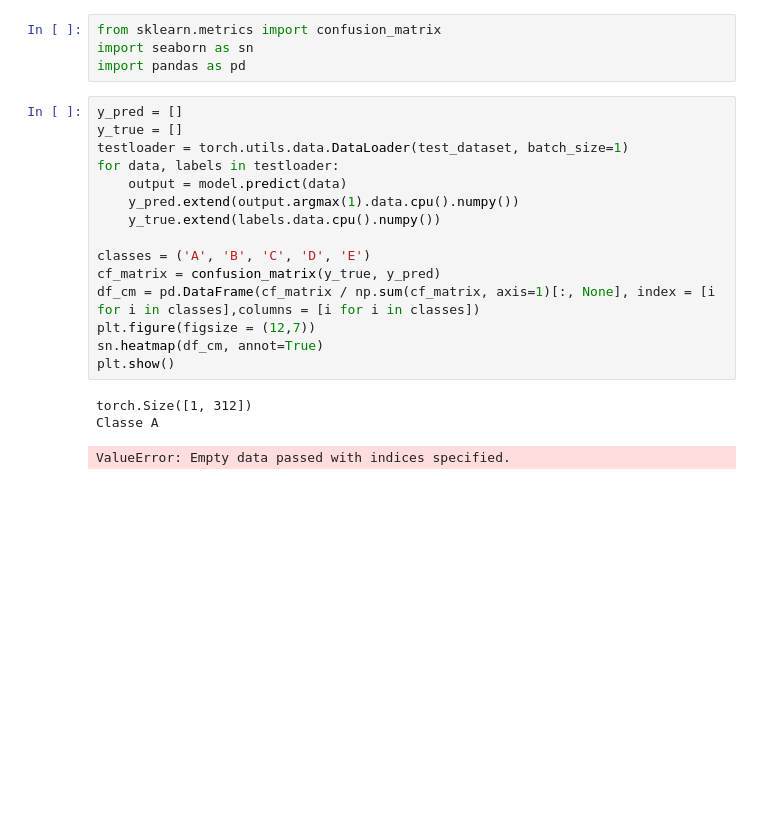
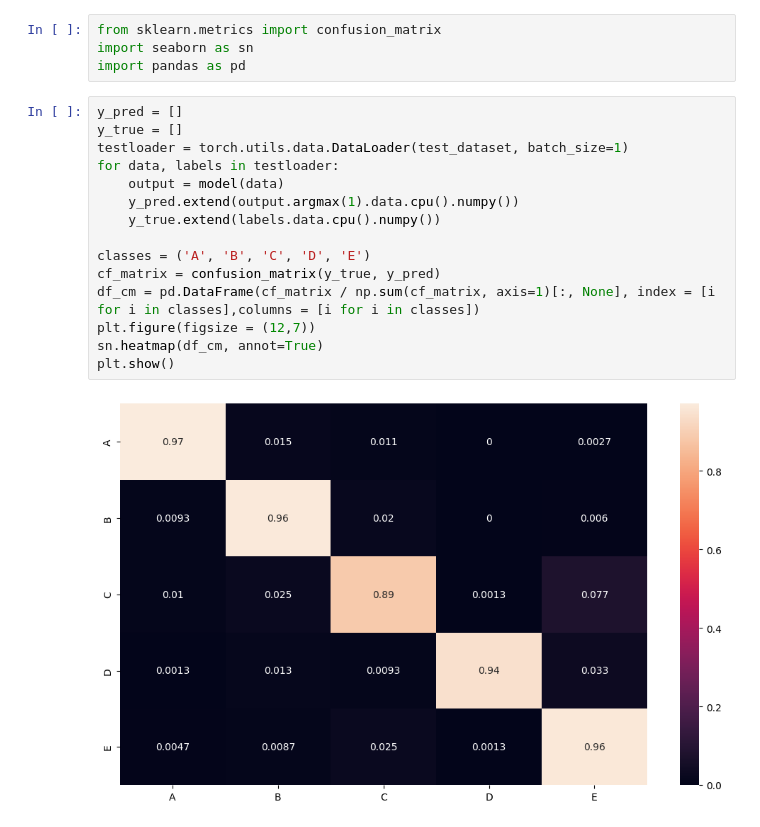
Before and after one commit to luizhlc/MVC, a Jupyter notebook: 3_test_Dmodel.ipynb, the cells around one changed output. Drawn from its saved outputs; the diff is of its cells as text; blank space fills up the shorter version.

```diff
--- a/3_test_Dmodel.ipynb
+++ b/3_test_Dmodel.ipynb
@@ -23,22 +23,20 @@ import pandas as pd
 # %%
 y_pred = []
 y_true = []
 testloader = torch.utils.data.DataLoader(test_dataset, batch_size=1)
 for data, labels in testloader:
-    output = model.predict(data)
+    output = model(data)
     y_pred.extend(output.argmax(1).data.cpu().numpy())
     y_true.extend(labels.data.cpu().numpy())
 
 classes = ('A', 'B', 'C', 'D', 'E')
 cf_matrix = confusion_matrix(y_true, y_pred)
 df_cm = pd.DataFrame(cf_matrix / np.sum(cf_matrix, axis=1)[:, None], index = [i for i in classes],columns = [i for i in classes])
 plt.figure(figsize = (12,7))
 sn.heatmap(df_cm, annot=True)
 plt.show()
 # %% [output]
-torch.Size([1, 312])
-Classe A
-ValueError: Empty data passed with indices specified.
+[figure, added]
 # %%
 from sklearn.metrics import accuracy_score, precision_score, recall_score, f1_score
 print(f'Accuracy: {accuracy_score(y_true, y_pred):0.4f}')
```
Also changed, not shown: parts of 1 cell of this notebook, 9 other files.
